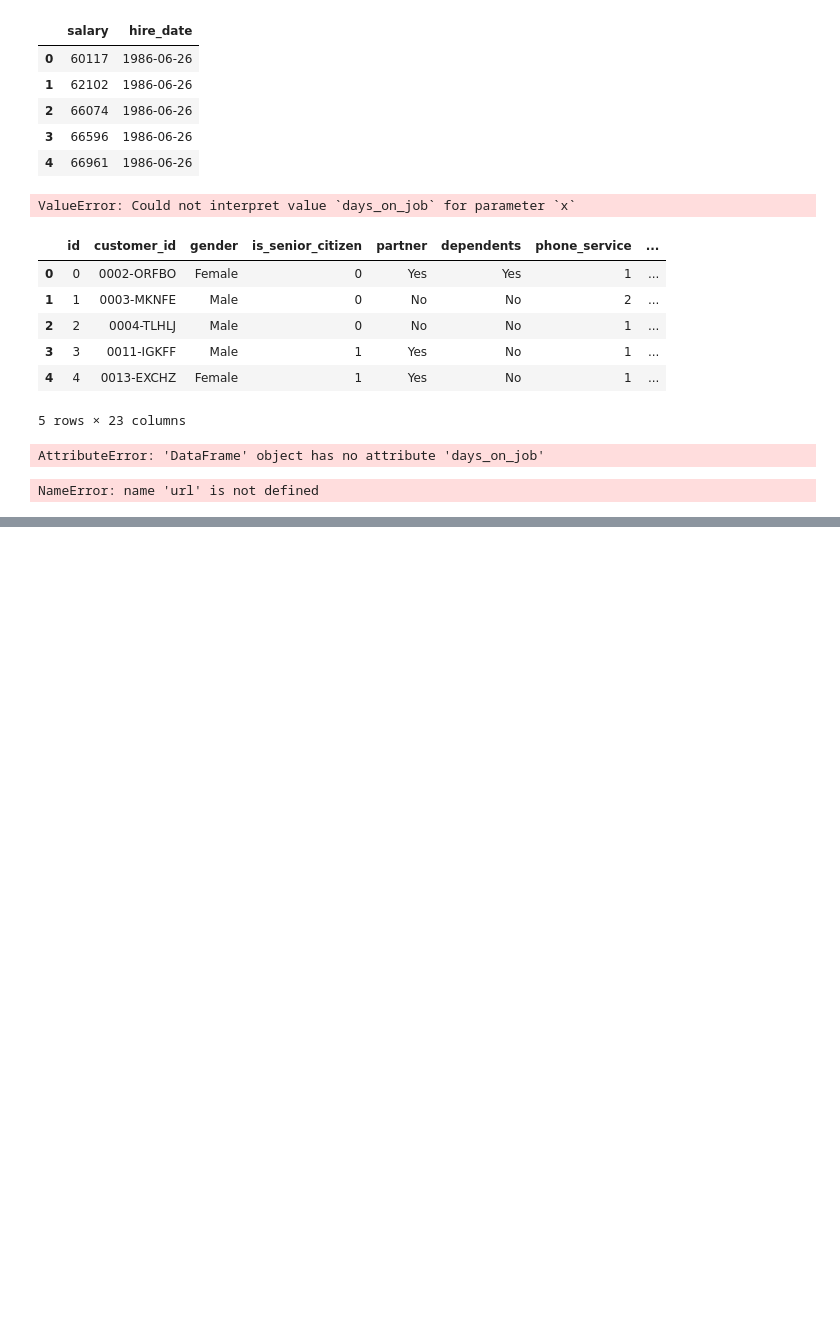
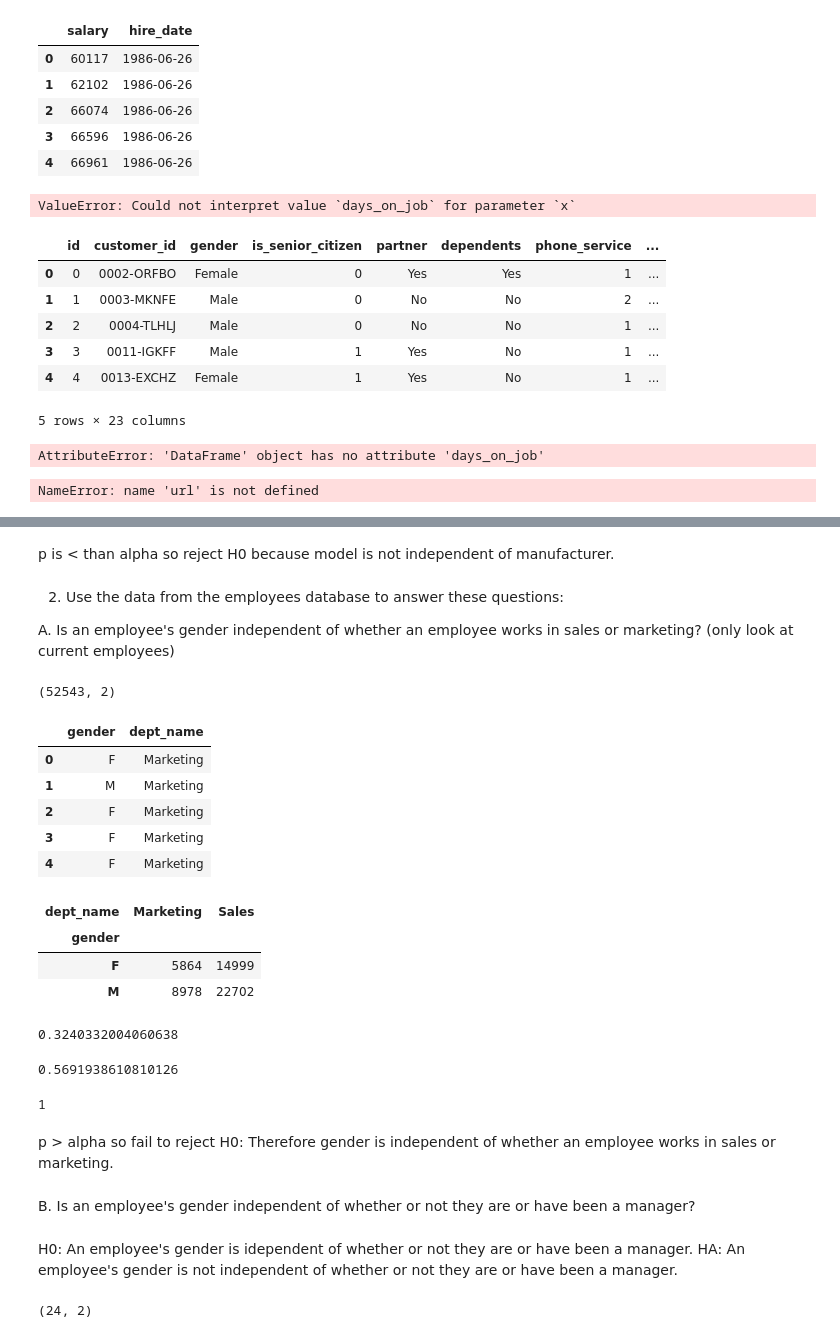
Before and after one commit to SLawsonWoods/statistics-exercises, a Jupyter notebook: hypothesis_testing.ipynb, the cells around one changed output, grey strips where cells are left out. Saved outputs shown, nothing was run; the diff lists cells and outputs as text; code cells hidden in the pictures; blank space fills up the shorter version.

```diff
--- a/hypothesis_testing.ipynb
+++ b/hypothesis_testing.ipynb
@@ -761,0 +758,6 @@ df = pd.read_sql('SELECT salary, hire_date FROM employees JOIN salaries using(em
+# %% [markdown]
+p is < than alpha so reject H0 because model is not independent of manufacturer.
+# %% [markdown]
+2. Use the data from the employees database to answer these questions:
+
+A. Is an employee's gender independent of whether an employee works in sales or marketing? (only look at current employees)
@@ -761,0 +767,15 @@ df = pd.read_sql('SELECT salary, hire_date FROM employees JOIN salaries using(em
+# %%
+df = pd.read_sql('SELECT gender, dept_name FROM employees JOIN dept_emp using(emp_no) JOIN departments using(dept_no) WHERE (dept_name = "Sales" or dept_name = "Marketing") AND to_date > NOW();', url)
+# %%
+df.shape
+# %% [output]
+(52543, 2)
+# %%
+df.head()
+# %% [output]
+|  | gender | dept_name |
+| 0 | F | Marketing |
+| 1 | M | Marketing |
+| 2 | F | Marketing |
+| 3 | F | Marketing |
+| 4 | F | Marketing |
@@ -761,0 +787,8 @@ df = pd.read_sql('SELECT salary, hire_date FROM employees JOIN salaries using(em
+# %%
+observed = pd.crosstab(df.gender, df.dept_name)
+observed
+# %% [output]
+| dept_name | Marketing | Sales |
+| gender |  |  |
+| F | 5864 | 14999 |
+| M | 8978 | 22702 |
@@ -761,0 +797,19 @@ df = pd.read_sql('SELECT salary, hire_date FROM employees JOIN salaries using(em
+# %%
+chi2
+# %% [output]
+0.3240332004060638
+# %%
+p
+# %% [output]
+0.5691938610810126
+# %%
+degf
+# %% [output]
+1
+# %% [markdown]
+p > alpha so fail to reject H0: Therefore gender is independent of whether an employee works in sales or marketing.
+# %% [markdown]
+B. Is an employee's gender independent of whether or not they are or have been a manager?
+# %% [markdown]
+H0: An employee's gender is idependent of whether or not they are or have been a manager.
+HA: An employee's gender is not independent of whether or not they are or have been a manager.
@@ -761,0 +820,4 @@ df = pd.read_sql('SELECT salary, hire_date FROM employees JOIN salaries using(em
+# %%
+df.shape
+# %% [output]
+(24, 2)
```
Also changed, not shown: parts of 58 cells of this notebook.
